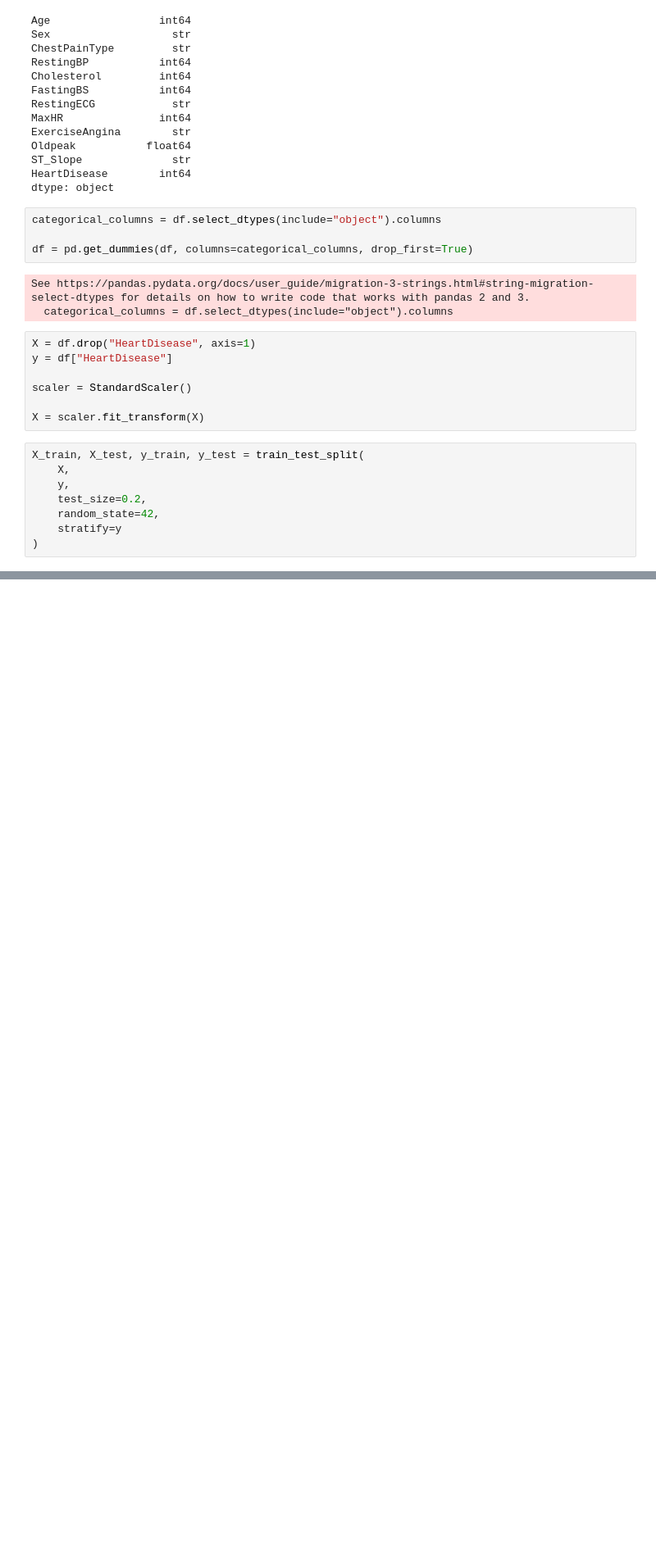
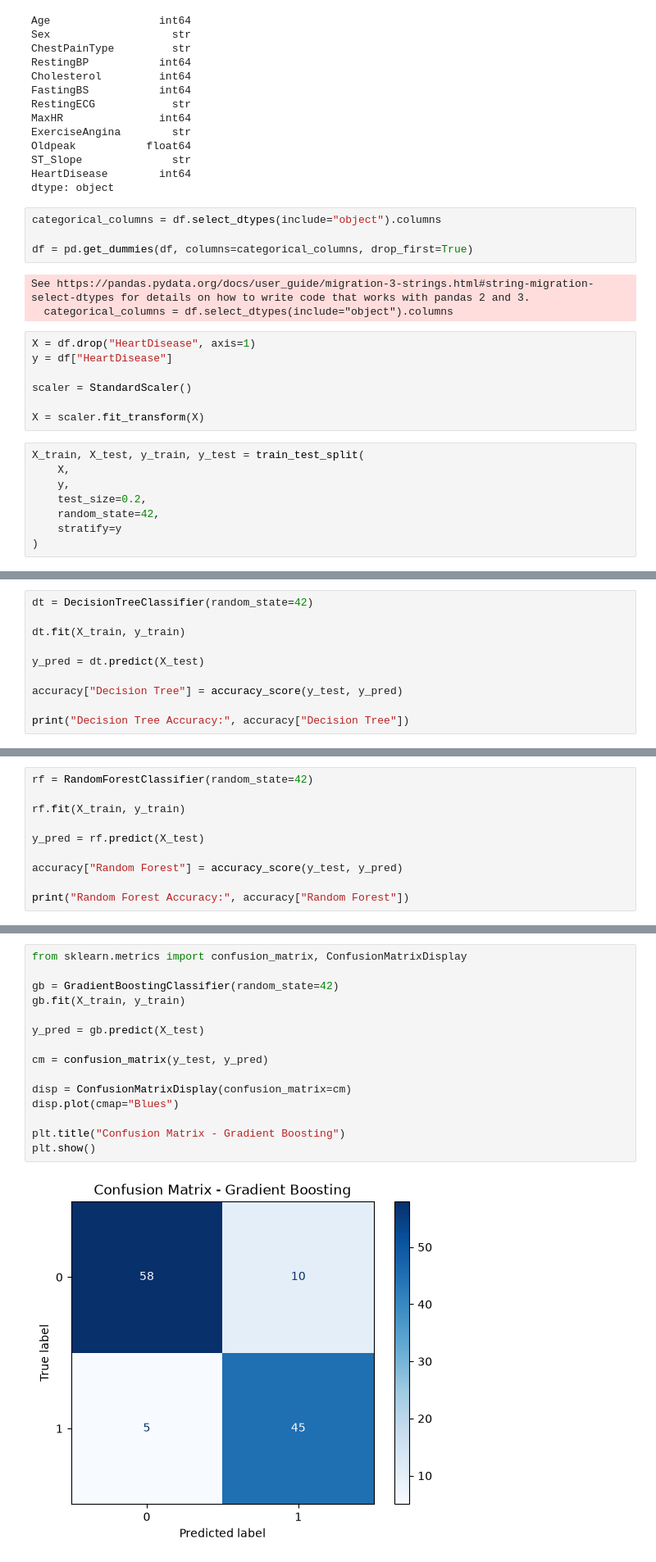
Before and after one commit to Navin-Raj-K/NAVIN_RAJ_K__AIML_JULY_BATCH_TRAINING_HEART_DISEASE_PREDICTION, a Jupyter notebook: notebook/Heart_DIsease_Prediction.ipynb, the cells around one changed output, grey strips where cells are left out. Shown at 82% size. Cells and saved outputs as stored; diff of their text form; blank space fills up the shorter version.

```diff
--- a/notebook/Heart_DIsease_Prediction.ipynb
+++ b/notebook/Heart_DIsease_Prediction.ipynb
@@ -170,0 +220,10 @@ X_train, X_test, y_train, y_test = train_test_split(
+# %%
+dt = DecisionTreeClassifier(random_state=42)
+
+dt.fit(X_train, y_train)
+
+y_pred = dt.predict(X_test)
+
+accuracy["Decision Tree"] = accuracy_score(y_test, y_pred)
+
+print("Decision Tree Accuracy:", accuracy["Decision Tree"])
@@ -170,0 +232,10 @@ X_train, X_test, y_train, y_test = train_test_split(
+# %%
+rf = RandomForestClassifier(random_state=42)
+
+rf.fit(X_train, y_train)
+
+y_pred = rf.predict(X_test)
+
+accuracy["Random Forest"] = accuracy_score(y_test, y_pred)
+
+print("Random Forest Accuracy:", accuracy["Random Forest"])
@@ -170,0 +317,17 @@ X_train, X_test, y_train, y_test = train_test_split(
+# %%
+from sklearn.metrics import confusion_matrix, ConfusionMatrixDisplay
+
+gb = GradientBoostingClassifier(random_state=42)
+gb.fit(X_train, y_train)
+
+y_pred = gb.predict(X_test)
+
+cm = confusion_matrix(y_test, y_pred)
+
+disp = ConfusionMatrixDisplay(confusion_matrix=cm)
+disp.plot(cmap="Blues")
+
+plt.title("Confusion Matrix - Gradient Boosting")
+plt.show()
+# %% [output]
+[figure, added]
```
Also changed, not shown: parts of 14 cells of this notebook, 1 other file.
